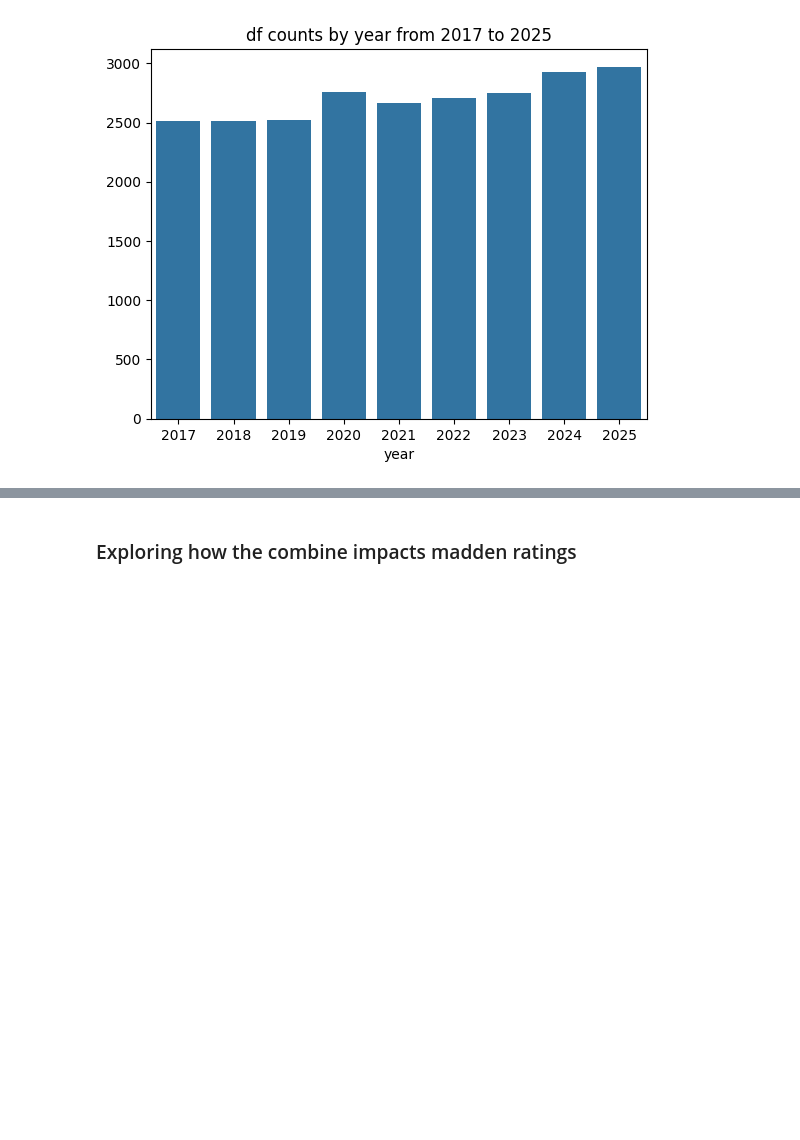
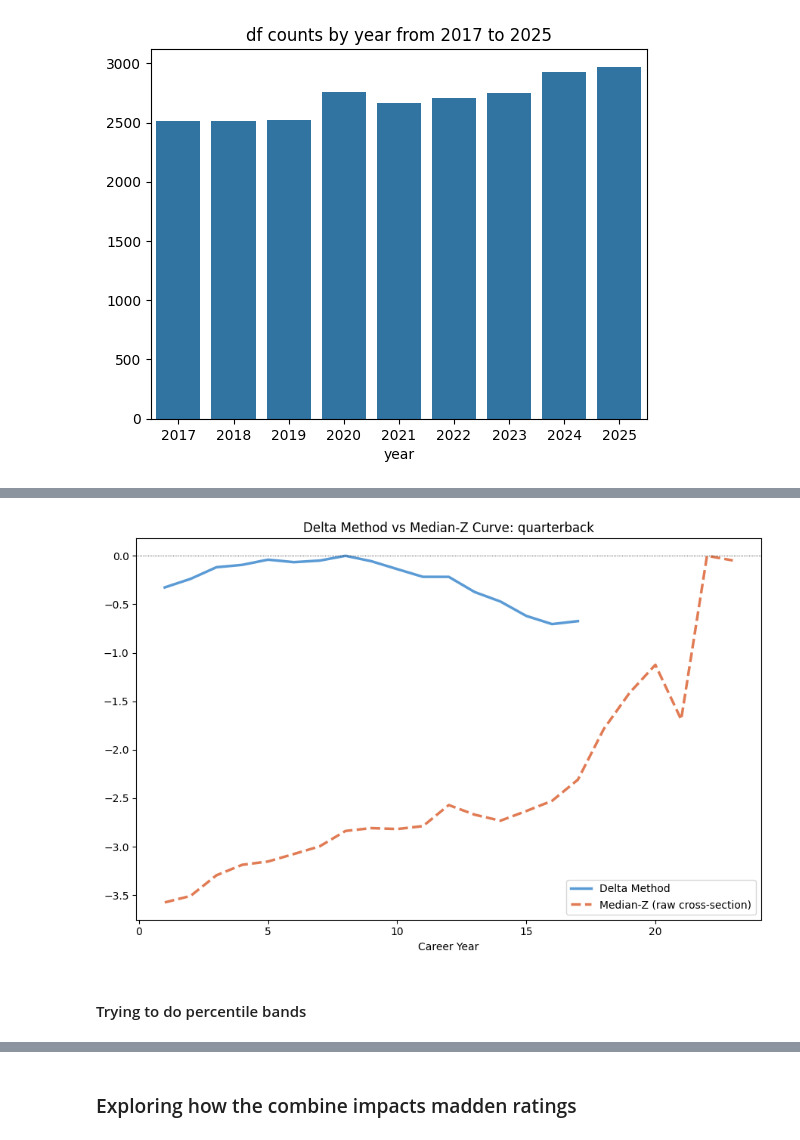
Before and after one commit to CharlieHubbard7/NFLResearch, a Jupyter notebook: (6_16_26)_NFL_Research.ipynb, the cells around one changed output, grey strips where cells are left out. Cells and saved outputs as stored; diff of their text form; code cells hidden in the pictures; blank space fills up the shorter version.

```diff
--- a/(6_16_26)_NFL_Research.ipynb
+++ b/(6_16_26)_NFL_Research.ipynb
@@ -696,0 +794,21 @@ plt.show()
+# %%
+pos_to_check = "quarterback"  # swap to whatever's in your position_group values
+fig, ax = plt.subplots(figsize=(9, 6))
+
+dm = position_curves[pos_to_check]
+ax.plot(dm["age"], dm["curve_value"], color="#5B9BD5", linewidth=2.5, label="Delta Method")
+
+med = summary_ev.query("position_group == @pos_to_check").sort_values("year_number")
+med_norm = med["median_z"] - med["median_z"].max()
+ax.plot(med["year_number"], med_norm, color="#E07B54", linewidth=2.5, linestyle="--", label="Median-Z (raw cross-section)")
+
+ax.axhline(0, color="black", linewidth=0.6, linestyle=":")
+ax.set_title(f"Delta Method vs Median-Z Curve: {pos_to_check}")
+ax.set_xlabel("Career Year")
+ax.legend()
+plt.tight_layout()
+plt.show()
+# %% [output]
+[figure, added]
+# %% [markdown]
+#### Trying to do percentile bands
```
Also changed, not shown: parts of 22 cells of this notebook.
